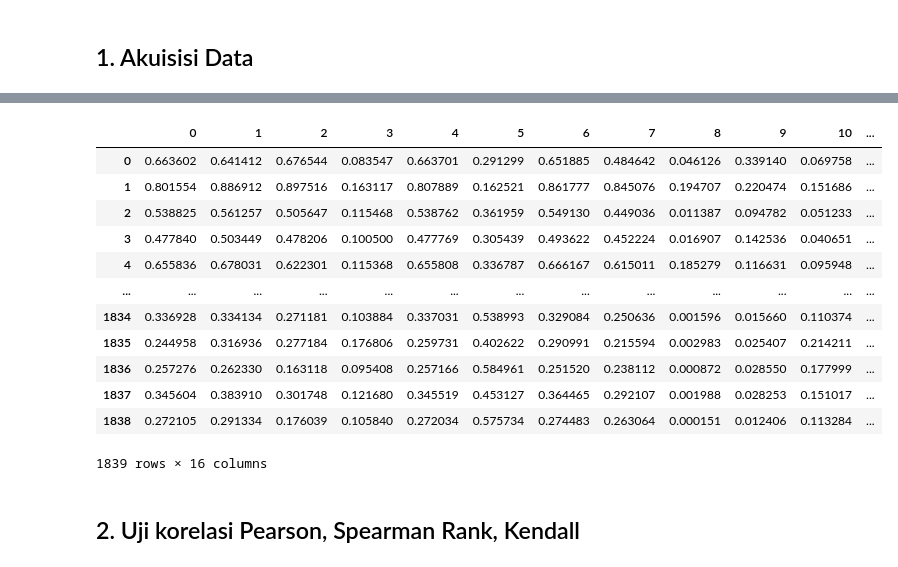
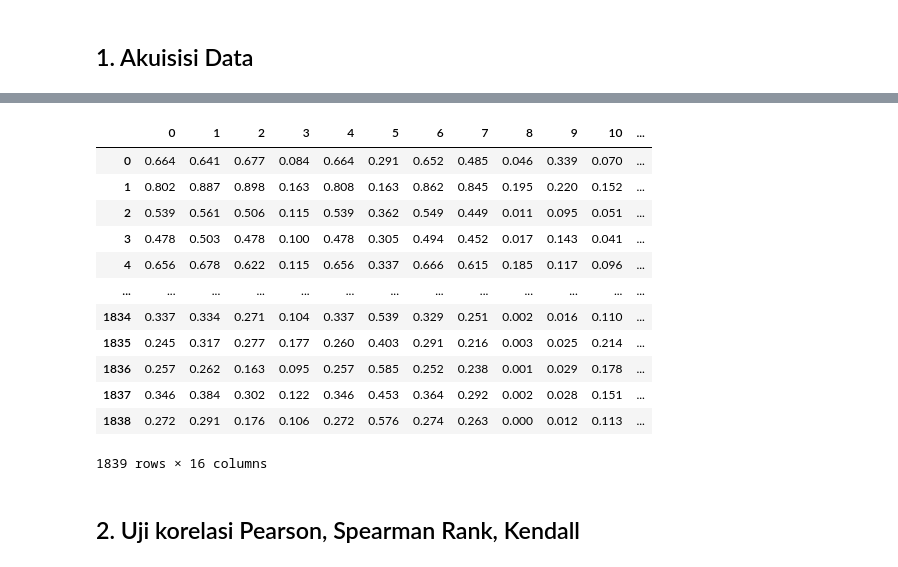
Before and after one commit to kusin/klasifikasi_kopra, a Jupyter notebook: analisa_hasil.ipynb, the cells around one changed output, grey strips where cells are left out. Saved outputs shown, nothing was run; the diff lists cells and outputs as text; code cells hidden in the pictures.

```diff
--- a/analisa_hasil.ipynb
+++ b/analisa_hasil.ipynb
@@ -42,20 +42,20 @@ scaler = MinMaxScaler()
 df_norm = scaler.fit_transform(X)
 # %%
 df_korelasi = pd.concat([pd.DataFrame(df_norm), Y], axis=1)
-df_korelasi
+np.round(df_korelasi, 3)
 # %% [output]
 |  | 0 | 1 | 2 | 3 | 4 | 5 | 6 | 7 | 8 | 9 | 10 | ... |
-| 0 | 0.663602 | 0.641412 | 0.676544 | 0.083547 | 0.663701 | 0.291299 | 0.651885 | 0.484642 | 0.046126 | 0.339140 | 0.069758 | ... |
-| 1 | 0.801554 | 0.886912 | 0.897516 | 0.163117 | 0.807889 | 0.162521 | 0.861777 | 0.845076 | 0.194707 | 0.220474 | 0.151686 | ... |
-| 2 | 0.538825 | 0.561257 | 0.505647 | 0.115468 | 0.538762 | 0.361959 | 0.549130 | 0.449036 | 0.011387 | 0.094782 | 0.051233 | ... |
-| 3 | 0.477840 | 0.503449 | 0.478206 | 0.100500 | 0.477769 | 0.305439 | 0.493622 | 0.452224 | 0.016907 | 0.142536 | 0.040651 | ... |
-| 4 | 0.655836 | 0.678031 | 0.622301 | 0.115368 | 0.655808 | 0.336787 | 0.666167 | 0.615011 | 0.185279 | 0.116631 | 0.095948 | ... |
+| 0 | 0.664 | 0.641 | 0.677 | 0.084 | 0.664 | 0.291 | 0.652 | 0.485 | 0.046 | 0.339 | 0.070 | ... |
+| 1 | 0.802 | 0.887 | 0.898 | 0.163 | 0.808 | 0.163 | 0.862 | 0.845 | 0.195 | 0.220 | 0.152 | ... |
+| 2 | 0.539 | 0.561 | 0.506 | 0.115 | 0.539 | 0.362 | 0.549 | 0.449 | 0.011 | 0.095 | 0.051 | ... |
+| 3 | 0.478 | 0.503 | 0.478 | 0.100 | 0.478 | 0.305 | 0.494 | 0.452 | 0.017 | 0.143 | 0.041 | ... |
+| 4 | 0.656 | 0.678 | 0.622 | 0.115 | 0.656 | 0.337 | 0.666 | 0.615 | 0.185 | 0.117 | 0.096 | ... |
 | ... | ... | ... | ... | ... | ... | ... | ... | ... | ... | ... | ... | ... |
-| 1834 | 0.336928 | 0.334134 | 0.271181 | 0.103884 | 0.337031 | 0.538993 | 0.329084 | 0.250636 | 0.001596 | 0.015660 | 0.110374 | ... |
-| 1835 | 0.244958 | 0.316936 | 0.277184 | 0.176806 | 0.259731 | 0.402622 | 0.290991 | 0.215594 | 0.002983 | 0.025407 | 0.214211 | ... |
-| 1836 | 0.257276 | 0.262330 | 0.163118 | 0.095408 | 0.257166 | 0.584961 | 0.251520 | 0.238112 | 0.000872 | 0.028550 | 0.177999 | ... |
-| 1837 | 0.345604 | 0.383910 | 0.301748 | 0.121680 | 0.345519 | 0.453127 | 0.364465 | 0.292107 | 0.001988 | 0.028253 | 0.151017 | ... |
-| 1838 | 0.272105 | 0.291334 | 0.176039 | 0.105840 | 0.272034 | 0.575734 | 0.274483 | 0.263064 | 0.000151 | 0.012406 | 0.113284 | ... |
+| 1834 | 0.337 | 0.334 | 0.271 | 0.104 | 0.337 | 0.539 | 0.329 | 0.251 | 0.002 | 0.016 | 0.110 | ... |
+| 1835 | 0.245 | 0.317 | 0.277 | 0.177 | 0.260 | 0.403 | 0.291 | 0.216 | 0.003 | 0.025 | 0.214 | ... |
+| 1836 | 0.257 | 0.262 | 0.163 | 0.095 | 0.257 | 0.585 | 0.252 | 0.238 | 0.001 | 0.029 | 0.178 | ... |
+| 1837 | 0.346 | 0.384 | 0.302 | 0.122 | 0.346 | 0.453 | 0.364 | 0.292 | 0.002 | 0.028 | 0.151 | ... |
+| 1838 | 0.272 | 0.291 | 0.176 | 0.106 | 0.272 | 0.576 | 0.274 | 0.263 | 0.000 | 0.012 | 0.113 | ... |
 1839 rows × 16 columns
 # %% [markdown]
 ## 2. Uji korelasi Pearson, Spearman Rank, Kendall
```
Also changed, not shown: parts of 8 cells of this notebook.
